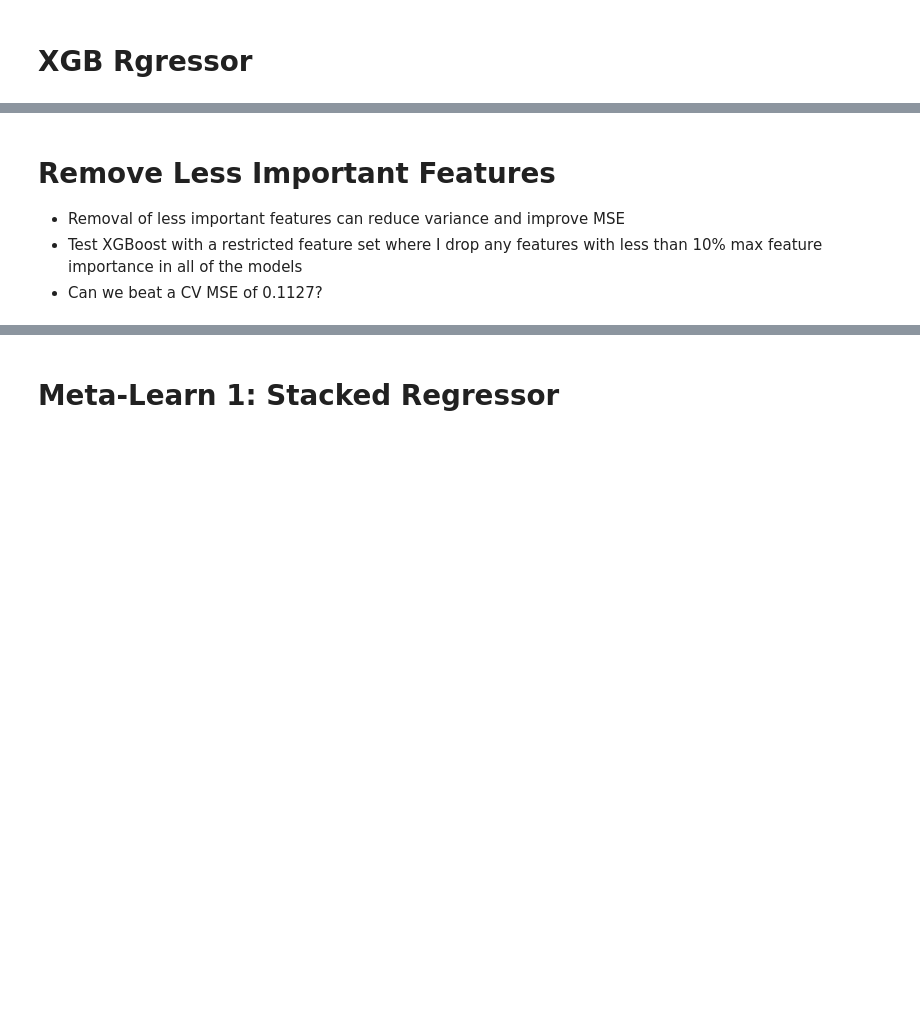
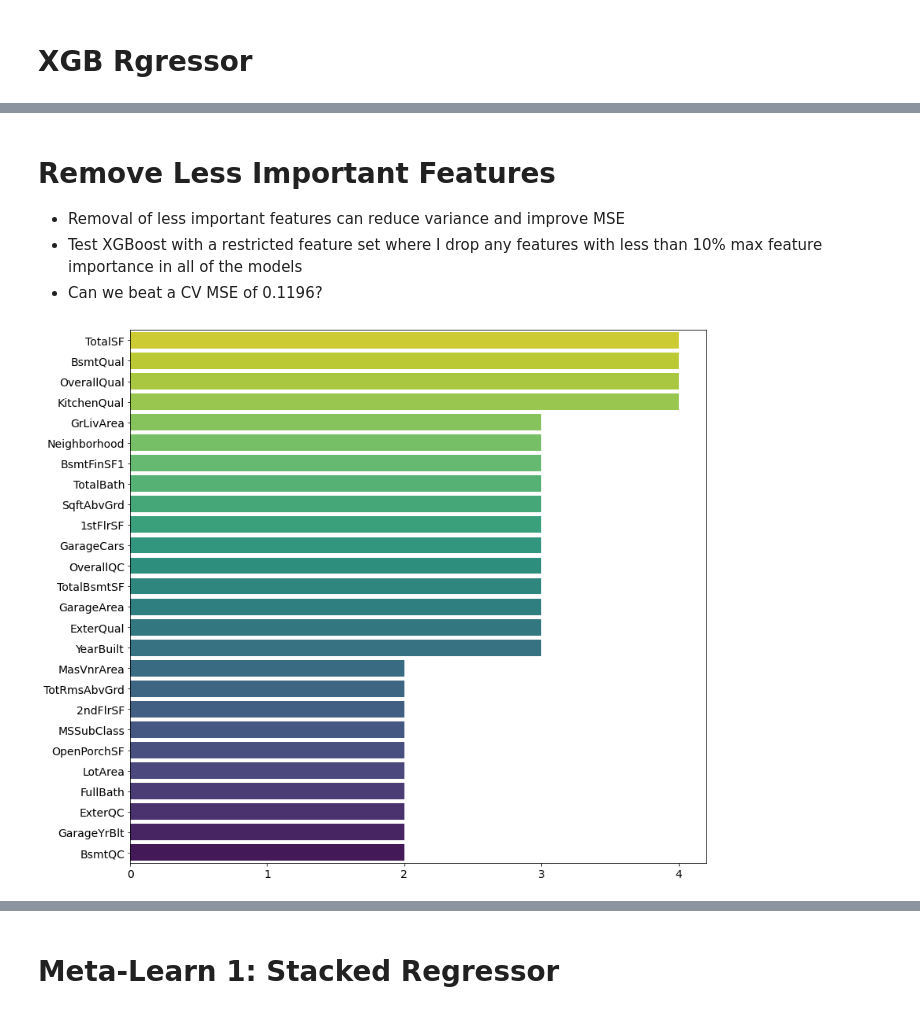
Before and after one commit to garycl/AmesHousing, a Jupyter notebook: code/HousePricePrediction.ipynb, the cells around one changed output, grey strips where cells are left out. Saved outputs shown, nothing was run; the diff lists cells and outputs as text; code cells hidden in the pictures; blank space fills up the shorter version.

Commit message:
Updated models

```diff
--- a/code/HousePricePrediction.ipynb
+++ b/code/HousePricePrediction.ipynb
@@ -166,0 +152,8 @@ train_impute.drop(columns = drop_list, inplace=True)
+# %%
+nbd_list = [
+    'SWISU', 'StoneBr', 'ClearCr',
+    'Blmngtn', 'MeadowV', 'BrDale',
+    'Veenker', 'NPkVill', 'Blueste'
+]
+for nbd in nbd_list:
+    train['Neighborhood'].replace({nbd: 'Other'}, inplace=True)
@@ -727,10 +747,28 @@ best_features['XGBR'] = plot_data.loc[plot_data.Importance>=0.1].Feature.values
 # Remove Less Important Features
 - Removal of less important features can reduce variance and improve MSE
 - Test XGBoost with a restricted feature set where I drop any features with less than 10% max feature importance in all of the models
-- Can we beat a CV MSE of 0.1127?
+- Can we beat a CV MSE of 0.1196?
 # %%
 keep_features = list()
 for best_feature in best_features.values():
     keep_features = keep_features + list(best_feature)
-
-keep_features = list(set(keep_features))
+keep_features_count = Counter(keep_features)
+# %%
+# Create plot data
+plot_data = pd.DataFrame(zip(keep_features_count.keys(), keep_features_count.values()),
+             columns = ['Feature', 'Count'])
+plot_data = plot_data.sort_values(by = 'Count', ascending = False)
+
+# Plot features that are considered "important" in multiple models
+f, ax = plt.subplots(figsize = (12,10))
+sns.barplot(data=plot_data.loc[plot_data.Count>1],
+            y='Feature',
+            x='Count',
+            palette='viridis_r')
+ax.set_xticks([0,1,2,3,4])
+ax.set_xlabel('')
+ax.set_ylabel('')
+ax.tick_params(axis='both', which='major', labelsize=14)
+f.tight_layout()
+# %% [output]
+[figure, added]
```
Also changed, not shown: parts of 32 cells of this notebook, 15 other files.
